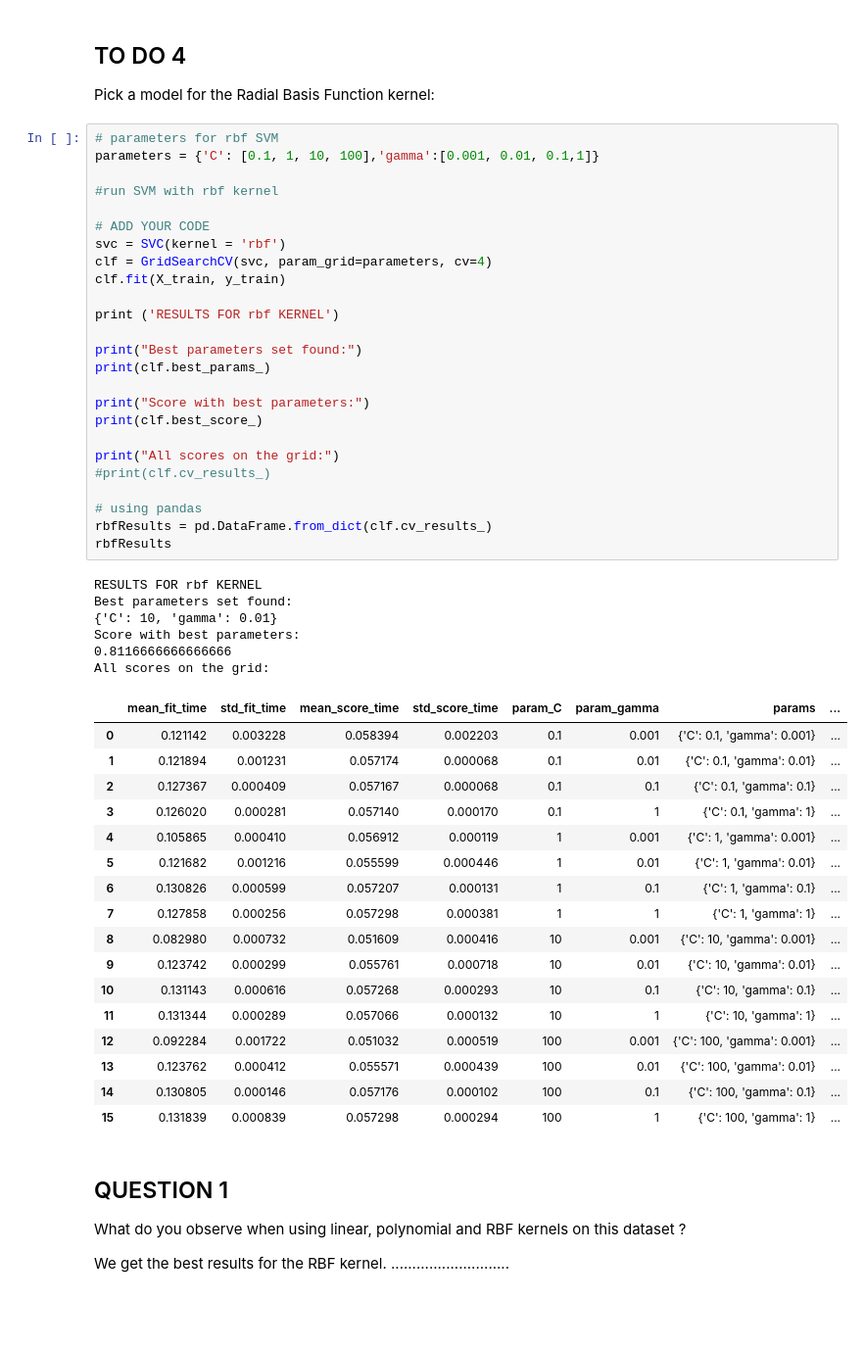
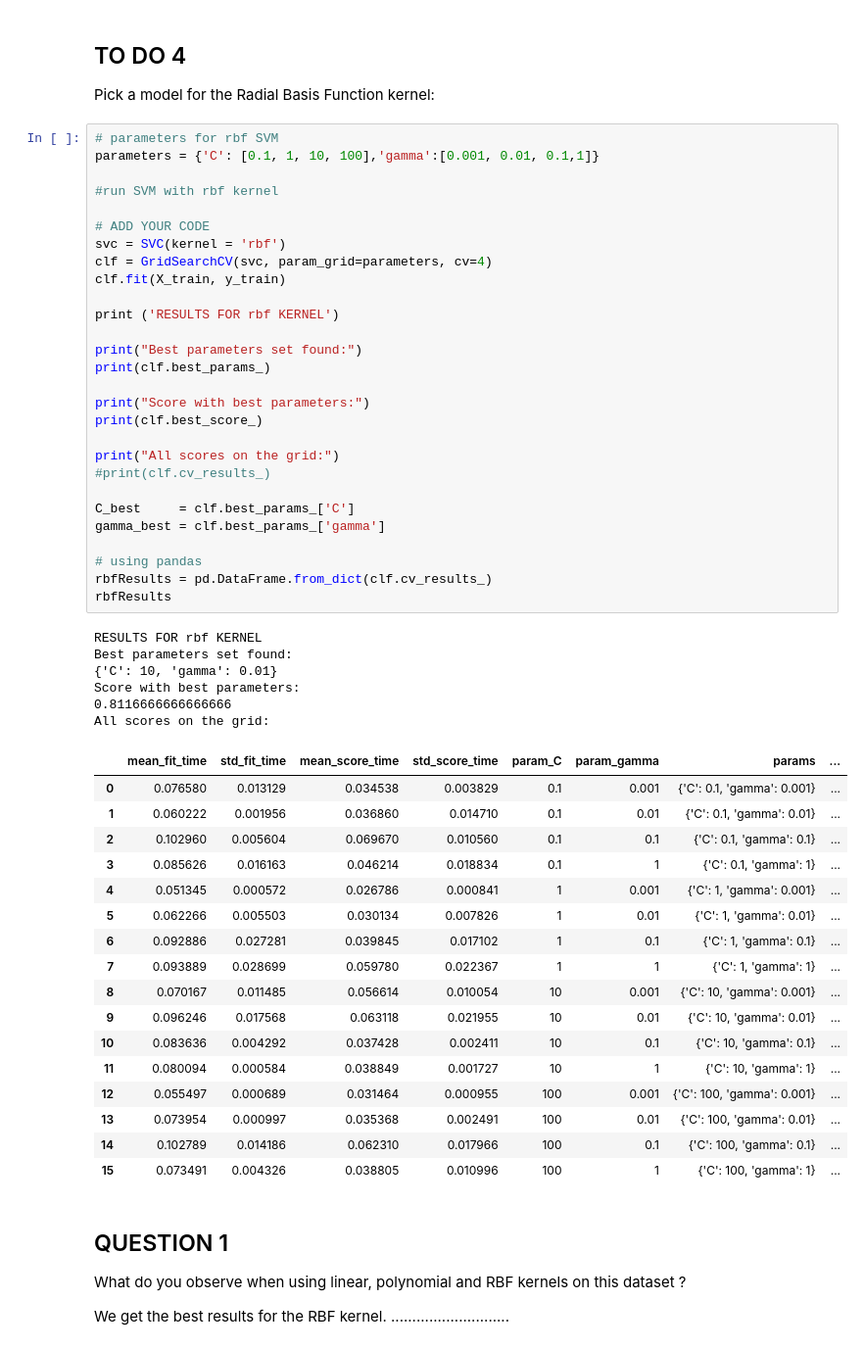
Before and after one commit to aidinattar/MachineLearning_Projects, a Jupyter notebook: Support_Vector_Machines/Attar_Aidin_Lab2.ipynb, the cells around one changed output. Shown at 98% size. Drawn from its saved outputs; the diff is of its cells as text; blank space fills up the shorter version.

```diff
--- a/Support_Vector_Machines/Attar_Aidin_Lab2.ipynb
+++ b/Support_Vector_Machines/Attar_Aidin_Lab2.ipynb
@@ -269,49 +269,52 @@ parameters = {'C': [0.1, 1, 10, 100],'gamma':[0.001, 0.01, 0.1,1]}
 
 #run SVM with rbf kernel
 
 # ADD YOUR CODE
 svc = SVC(kernel = 'rbf')
 clf = GridSearchCV(svc, param_grid=parameters, cv=4)
 clf.fit(X_train, y_train)
 
 print ('RESULTS FOR rbf KERNEL')
 
 print("Best parameters set found:")
 print(clf.best_params_)
 
 print("Score with best parameters:")
 print(clf.best_score_)
 
 print("All scores on the grid:")
 #print(clf.cv_results_)
 
+C_best     = clf.best_params_['C']
+gamma_best = clf.best_params_['gamma']
+
 # using pandas
 rbfResults = pd.DataFrame.from_dict(clf.cv_results_)
 rbfResults
 # %% [output]
 RESULTS FOR rbf KERNEL
 Best parameters set found:
 {'C': 10, 'gamma': 0.01}
 Score with best parameters:
 0.8116666666666666
 All scores on the grid:
 |  | mean_fit_time | std_fit_time | mean_score_time | std_score_time | param_C | param_gamma | params | ... |
-| 0 | 0.121142 | 0.003228 | 0.058394 | 0.002203 | 0.1 | 0.001 | {'C': 0.1, 'gamma': 0.001} | ... |
-| 1 | 0.121894 | 0.001231 | 0.057174 | 0.000068 | 0.1 | 0.01 | {'C': 0.1, 'gamma': 0.01} | ... |
-| 2 | 0.127367 | 0.000409 | 0.057167 | 0.000068 | 0.1 | 0.1 | {'C': 0.1, 'gamma': 0.1} | ... |
-| 3 | 0.126020 | 0.000281 | 0.057140 | 0.000170 | 0.1 | 1 | {'C': 0.1, 'gamma': 1} | ... |
-| 4 | 0.105865 | 0.000410 | 0.056912 | 0.000119 | 1 | 0.001 | {'C': 1, 'gamma': 0.001} | ... |
-| 5 | 0.121682 | 0.001216 | 0.055599 | 0.000446 | 1 | 0.01 | {'C': 1, 'gamma': 0.01} | ... |
-| 6 | 0.130826 | 0.000599 | 0.057207 | 0.000131 | 1 | 0.1 | {'C': 1, 'gamma': 0.1} | ... |
-| 7 | 0.127858 | 0.000256 | 0.057298 | 0.000381 | 1 | 1 | {'C': 1, 'gamma': 1} | ... |
-| 8 | 0.082980 | 0.000732 | 0.051609 | 0.000416 | 10 | 0.001 | {'C': 10, 'gamma': 0.001} | ... |
-| 9 | 0.123742 | 0.000299 | 0.055761 | 0.000718 | 10 | 0.01 | {'C': 10, 'gamma': 0.01} | ... |
-| 10 | 0.131143 | 0.000616 | 0.057268 | 0.000293 | 10 | 0.1 | {'C': 10, 'gamma': 0.1} | ... |
-| 11 | 0.131344 | 0.000289 | 0.057066 | 0.000132 | 10 | 1 | {'C': 10, 'gamma': 1} | ... |
-| 12 | 0.092284 | 0.001722 | 0.051032 | 0.000519 | 100 | 0.001 | {'C': 100, 'gamma': 0.001} | ... |
-| 13 | 0.123762 | 0.000412 | 0.055571 | 0.000439 | 100 | 0.01 | {'C': 100, 'gamma': 0.01} | ... |
-| 14 | 0.130805 | 0.000146 | 0.057176 | 0.000102 | 100 | 0.1 | {'C': 100, 'gamma': 0.1} | ... |
-| 15 | 0.131839 | 0.000839 | 0.057298 | 0.000294 | 100 | 1 | {'C': 100, 'gamma': 1} | ... |
+| 0 | 0.076580 | 0.013129 | 0.034538 | 0.003829 | 0.1 | 0.001 | {'C': 0.1, 'gamma': 0.001} | ... |
+| 1 | 0.060222 | 0.001956 | 0.036860 | 0.014710 | 0.1 | 0.01 | {'C': 0.1, 'gamma': 0.01} | ... |
+| 2 | 0.102960 | 0.005604 | 0.069670 | 0.010560 | 0.1 | 0.1 | {'C': 0.1, 'gamma': 0.1} | ... |
+| 3 | 0.085626 | 0.016163 | 0.046214 | 0.018834 | 0.1 | 1 | {'C': 0.1, 'gamma': 1} | ... |
+| 4 | 0.051345 | 0.000572 | 0.026786 | 0.000841 | 1 | 0.001 | {'C': 1, 'gamma': 0.001} | ... |
+| 5 | 0.062266 | 0.005503 | 0.030134 | 0.007826 | 1 | 0.01 | {'C': 1, 'gamma': 0.01} | ... |
+| 6 | 0.092886 | 0.027281 | 0.039845 | 0.017102 | 1 | 0.1 | {'C': 1, 'gamma': 0.1} | ... |
+| 7 | 0.093889 | 0.028699 | 0.059780 | 0.022367 | 1 | 1 | {'C': 1, 'gamma': 1} | ... |
+| 8 | 0.070167 | 0.011485 | 0.056614 | 0.010054 | 10 | 0.001 | {'C': 10, 'gamma': 0.001} | ... |
+| 9 | 0.096246 | 0.017568 | 0.063118 | 0.021955 | 10 | 0.01 | {'C': 10, 'gamma': 0.01} | ... |
+| 10 | 0.083636 | 0.004292 | 0.037428 | 0.002411 | 10 | 0.1 | {'C': 10, 'gamma': 0.1} | ... |
+| 11 | 0.080094 | 0.000584 | 0.038849 | 0.001727 | 10 | 1 | {'C': 10, 'gamma': 1} | ... |
+| 12 | 0.055497 | 0.000689 | 0.031464 | 0.000955 | 100 | 0.001 | {'C': 100, 'gamma': 0.001} | ... |
+| 13 | 0.073954 | 0.000997 | 0.035368 | 0.002491 | 100 | 0.01 | {'C': 100, 'gamma': 0.01} | ... |
+| 14 | 0.102789 | 0.014186 | 0.062310 | 0.017966 | 100 | 0.1 | {'C': 100, 'gamma': 0.1} | ... |
+| 15 | 0.073491 | 0.004326 | 0.038805 | 0.010996 | 100 | 1 | {'C': 100, 'gamma': 1} | ... |
 # %% [markdown]
 ## QUESTION 1
 What do you observe when using linear, polynomial and RBF kernels on this dataset ?
```
Also changed, not shown: parts of 12 cells of this notebook.
